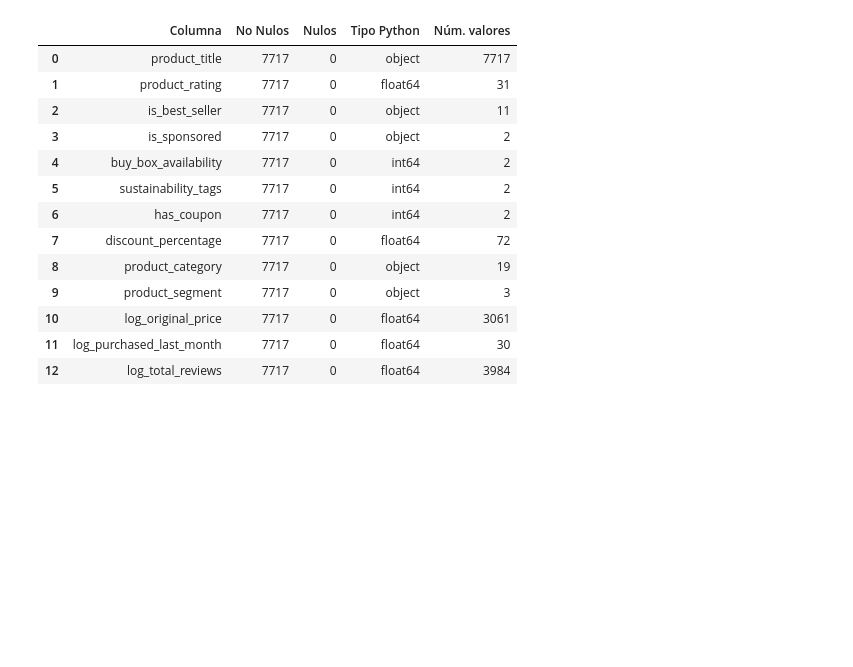
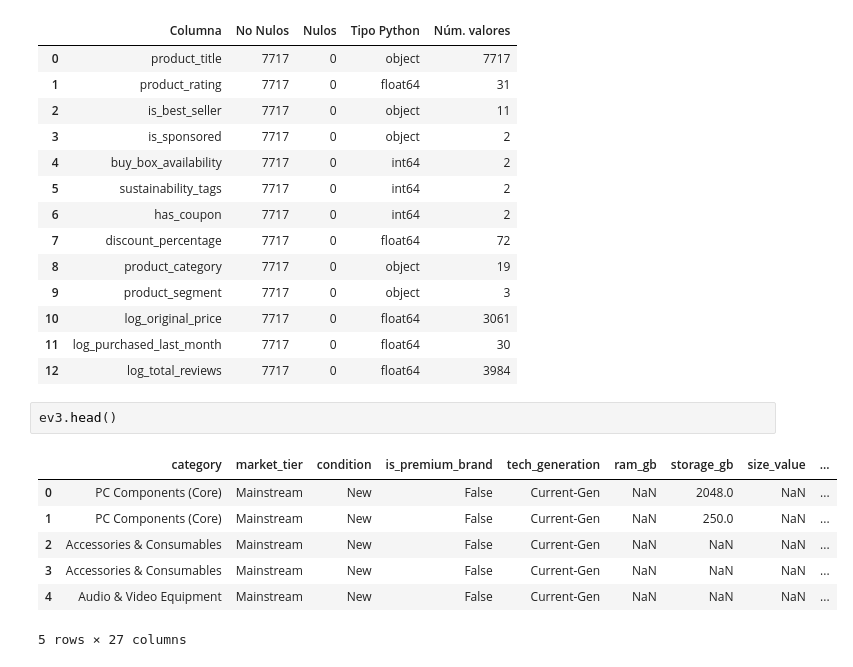
Before and after one commit to beja28/Amazon-Smart-Pricing, a Jupyter notebook: Evaluaciones/Evaluacion_3/ev3_xgboost.ipynb, the cells around one changed output. Cells and saved outputs as stored; diff of their text form; blank space fills up the shorter version.

```diff
--- a/Evaluaciones/Evaluacion_3/ev3_xgboost.ipynb
+++ b/Evaluaciones/Evaluacion_3/ev3_xgboost.ipynb
@@ -38,6 +37,16 @@ info
 | 10 | log_original_price | 7717 | 0 | float64 | 3061 |
 | 11 | log_purchased_last_month | 7717 | 0 | float64 | 30 |
 | 12 | log_total_reviews | 7717 | 0 | float64 | 3984 |
+# %%
+ev3.head()
+# %% [output]
+|  | category | market_tier | condition | is_premium_brand | tech_generation | ram_gb | storage_gb | size_value | ... |
+| 0 | PC Components (Core) | Mainstream | New | False | Current-Gen | NaN | 2048.0 | NaN | ... |
+| 1 | PC Components (Core) | Mainstream | New | False | Current-Gen | NaN | 250.0 | NaN | ... |
+| 2 | Accessories & Consumables | Mainstream | New | False | Current-Gen | NaN | NaN | NaN | ... |
+| 3 | Accessories & Consumables | Mainstream | New | False | Current-Gen | NaN | NaN | NaN | ... |
+| 4 | Audio & Video Equipment | Mainstream | New | False | Current-Gen | NaN | NaN | NaN | ... |
+5 rows × 27 columns
 # %%
 info = info_df(ev3)
 info
```
Also changed, not shown: parts of 28 cells of this notebook, 18 other files.
